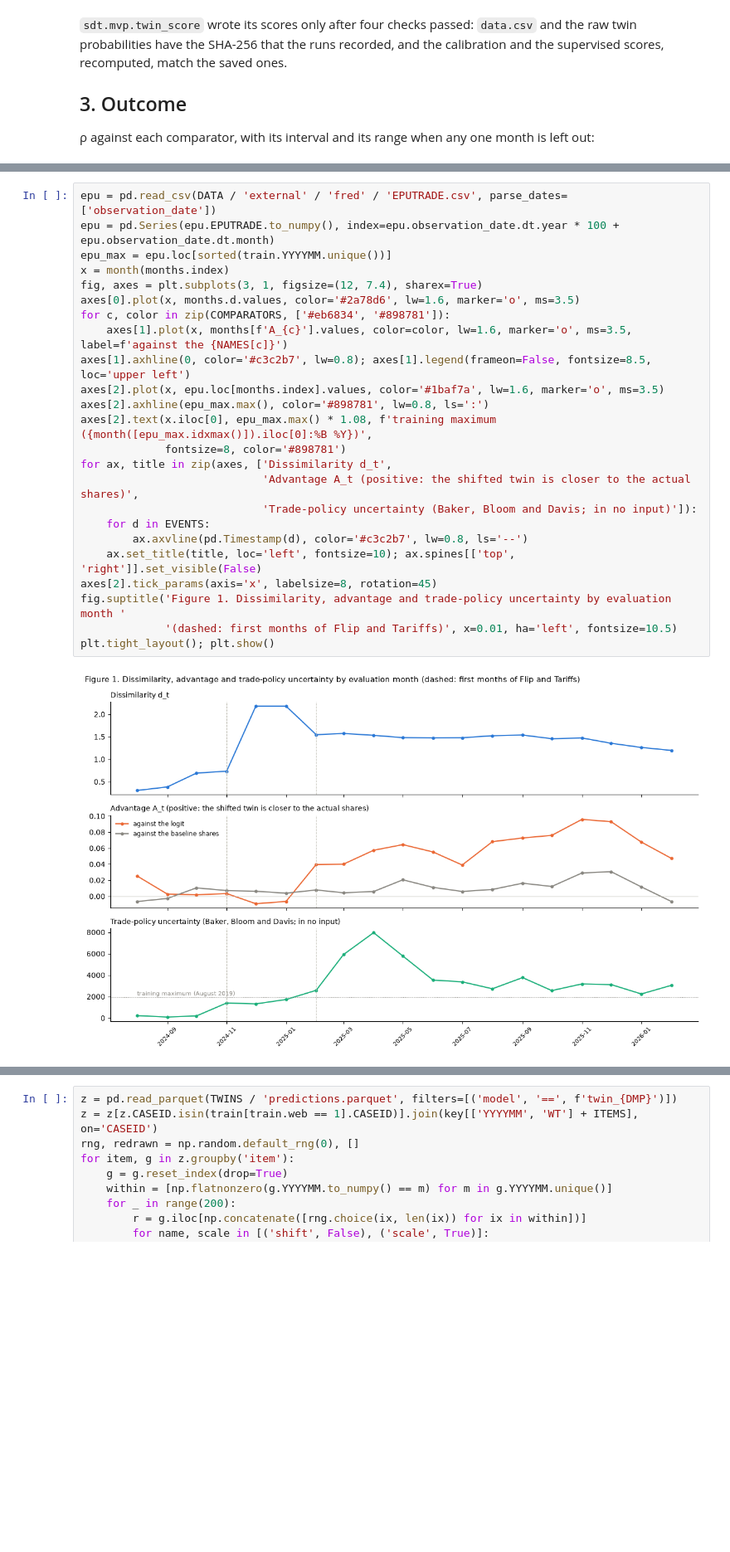
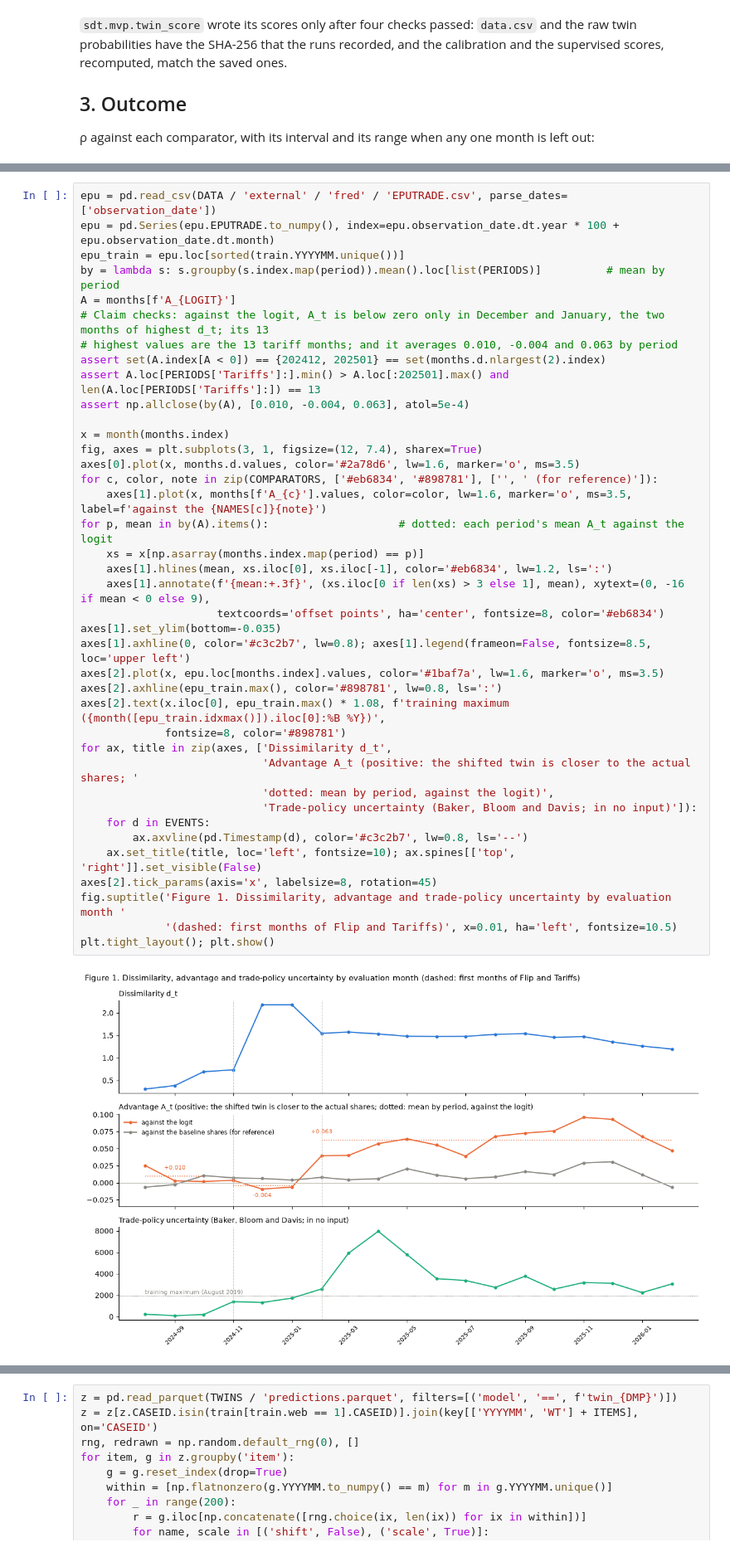
Before and after one commit to jerrydzj/state-dependent-twins, a Jupyter notebook: notebooks/06_mvp_twin_test.ipynb, the cells around one changed output, grey strips where cells are left out. Shown at 83% size. Cells and saved outputs as stored; diff of their text form; blank space fills up the shorter version.

```diff
--- a/notebooks/06_mvp_twin_test.ipynb
+++ b/notebooks/06_mvp_twin_test.ipynb
@@ -243,27 +251,42 @@ both.
 # %%
 epu = pd.read_csv(DATA / 'external' / 'fred' / 'EPUTRADE.csv', parse_dates=['observation_date'])
 epu = pd.Series(epu.EPUTRADE.to_numpy(), index=epu.observation_date.dt.year * 100 + epu.observation_date.dt.month)
-epu_max = epu.loc[sorted(train.YYYYMM.unique())]
+epu_train = epu.loc[sorted(train.YYYYMM.unique())]
+by = lambda s: s.groupby(s.index.map(period)).mean().loc[list(PERIODS)]          # mean by period
+A = months[f'A_{LOGIT}']
+# Claim checks: against the logit, A_t is below zero only in December and January, the two months of highest d_t; its 13
+# highest values are the 13 tariff months; and it averages 0.010, -0.004 and 0.063 by period
+assert set(A.index[A < 0]) == {202412, 202501} == set(months.d.nlargest(2).index)
+assert A.loc[PERIODS['Tariffs']:].min() > A.loc[:202501].max() and len(A.loc[PERIODS['Tariffs']:]) == 13
+assert np.allclose(by(A), [0.010, -0.004, 0.063], atol=5e-4)
+
 x = month(months.index)
 fig, axes = plt.subplots(3, 1, figsize=(12, 7.4), sharex=True)
 axes[0].plot(x, months.d.values, color='#2a78d6', lw=1.6, marker='o', ms=3.5)
-for c, color in zip(COMPARATORS, ['#eb6834', '#898781']):
-    axes[1].plot(x, months[f'A_{c}'].values, color=color, lw=1.6, marker='o', ms=3.5, label=f'against the {NAMES[c]}')
+for c, color, note in zip(COMPARATORS, ['#eb6834', '#898781'], ['', ' (for reference)']):
+    axes[1].plot(x, months[f'A_{c}'].values, color=color, lw=1.6, marker='o', ms=3.5, label=f'against the {NAMES[c]}{note}')
+for p, mean in by(A).items():                    # dotted: each period's mean A_t against the logit
+    xs = x[np.asarray(months.index.map(period) == p)]
+    axes[1].hlines(mean, xs.iloc[0], xs.iloc[-1], color='#eb6834', lw=1.2, ls=':')
+    axes[1].annotate(f'{mean:+.3f}', (xs.iloc[0 if len(xs) > 3 else 1], mean), xytext=(0, -16 if mean < 0 else 9),
+                     textcoords='offset points', ha='center', fontsize=8, color='#eb6834')
+axes[1].set_ylim(bottom=-0.035)
 axes[1].axhline(0, color='#c3c2b7', lw=0.8); axes[1].legend(frameon=False, fontsize=8.5, loc='upper left')
 axes[2].plot(x, epu.loc[months.index].values, color='#1baf7a', lw=1.6, marker='o', ms=3.5)
-axes[2].axhline(epu_max.max(), color='#898781', lw=0.8, ls=':')
-axes[2].text(x.iloc[0], epu_max.max() * 1.08, f'training maximum ({month([epu_max.idxmax()]).iloc[0]:%B %Y})',
+axes[2].axhline(epu_train.max(), color='#898781', lw=0.8, ls=':')
+axes[2].text(x.iloc[0], epu_train.max() * 1.08, f'training maximum ({month([epu_train.idxmax()]).iloc[0]:%B %Y})',
              fontsize=8, color='#898781')
 for ax, title in zip(axes, ['Dissimilarity d_t',
-                            'Advantage A_t (positive: the shifted twin is closer to the actual shares)',
+                            'Advantage A_t (positive: the shifted twin is closer to the actual shares; '
+                            'dotted: mean by period, against the logit)',
                             'Trade-policy uncertainty (Baker, Bloom and Davis; in no input)']):
     for d in EVENTS:
         ax.axvline(pd.Timestamp(d), color='#c3c2b7', lw=0.8, ls='--')
     ax.set_title(title, loc='left', fontsize=10); ax.spines[['top', 'right']].set_visible(False)
 axes[2].tick_params(axis='x', labelsize=8, rotation=45)
 fig.suptitle('Figure 1. Dissimilarity, advantage and trade-policy uncertainty by evaluation month '
              '(dashed: first months of Flip and Tariffs)', x=0.01, ha='left', fontsize=10.5)
 plt.tight_layout(); plt.show()
 # %% [output]
-[figure, old version]
+[figure, new version]
 # %% [markdown]
```
Also changed, not shown: parts of 21 cells of this notebook.
